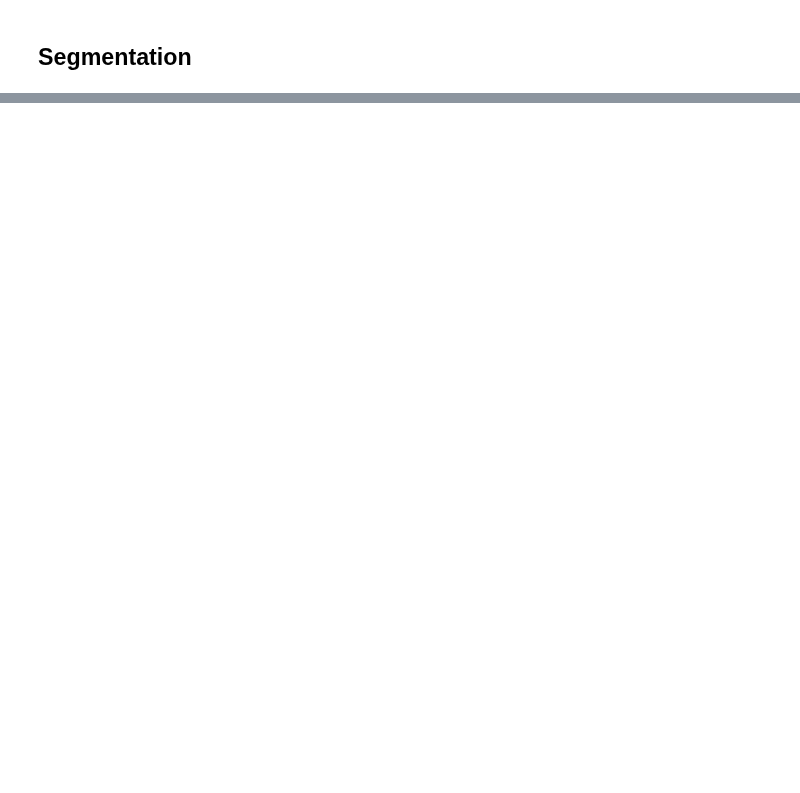
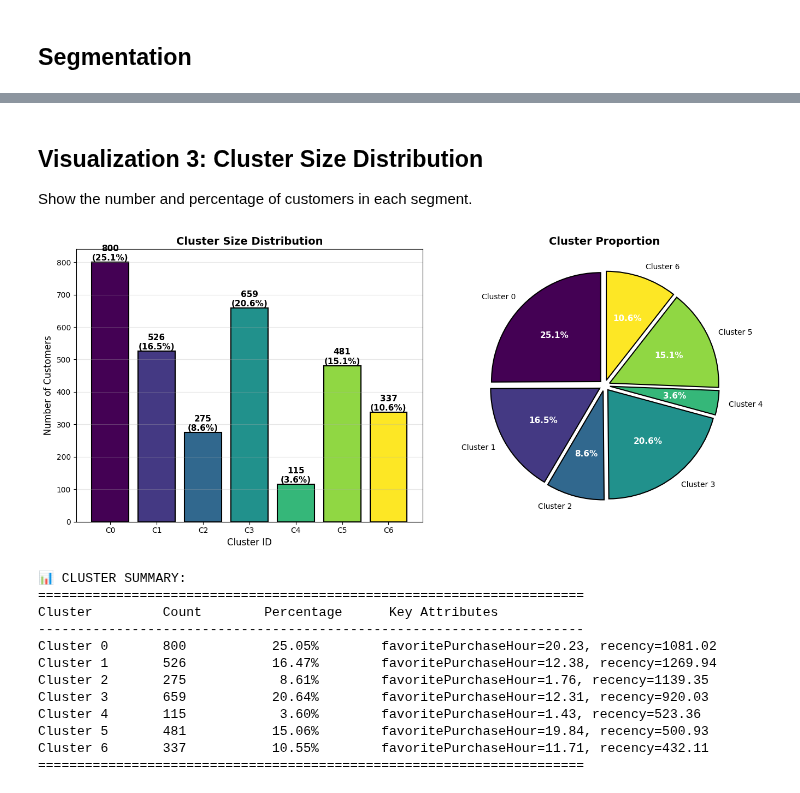
Before and after one commit to celinezyyy/Segma_FYP, a Jupyter notebook: server/python/cleaningPipeline/segmentation.ipynb, the cells around one changed output, grey strips where cells are left out. Cells and saved outputs as stored; diff of their text form; code cells hidden in the pictures; blank space fills up the shorter version.

```diff
--- a/server/python/cleaningPipeline/segmentation.ipynb
+++ b/server/python/cleaningPipeline/segmentation.ipynb
@@ -212,0 +413,78 @@ After OneHotEncoding (first 5 rows of transformed data):
+# %% [markdown]
+## Visualization 3: Cluster Size Distribution
+Show the number and percentage of customers in each segment.
+# %%
+# Extract cluster summary data
+cluster_summary = result['cluster_summary']
+cluster_names = list(cluster_summary.keys())
+cluster_counts = [cluster_summary[c]['count'] for c in cluster_names]
+cluster_percentages = [cluster_summary[c]['percentage'] for c in cluster_names]
+
+# Create figure with two subplots
+fig, (ax1, ax2) = plt.subplots(1, 2, figsize=(14, 6))
+
+# Plot 1: Bar chart of cluster sizes
+colors = plt.cm.viridis(np.linspace(0, 1, len(cluster_names)))
+bars = ax1.bar(range(len(cluster_names)), cluster_counts, color=colors, edgecolor='black', linewidth=1.5)
+ax1.set_xlabel('Cluster ID', fontsize=12)
+ax1.set_ylabel('Number of Customers', fontsize=12)
+ax1.set_title('Cluster Size Distribution', fontsize=14, fontweight='bold')
+ax1.set_xticks(range(len(cluster_names)))
+ax1.set_xticklabels([f'C{i}' for i in range(len(cluster_names))])
+ax1.grid(axis='y', alpha=0.3)
+
+# Add count labels on bars
+for i, (bar, count) in enumerate(zip(bars, cluster_counts)):
+    height = bar.get_height()
+    ax1.text(bar.get_x() + bar.get_width()/2., height,
+            f'{count}\n({cluster_percentages[i]:.1f}%)',
+            ha='center', va='bottom', fontsize=11, fontweight='bold')
+
+# Plot 2: Pie chart
+wedges, texts, autotexts = ax2.pie(cluster_counts,
+                                     labels=[f'Cluster {i}' for i in range(len(cluster_names))],
+                                     autopct='%1.1f%%',
+                                     startangle=90,
+                                     colors=colors,
+                                     explode=[0.05]*len(cluster_names),
+                                     wedgeprops={'edgecolor': 'black', 'linewidth': 1.5})
+ax2.set_title('Cluster Proportion', fontsize=14, fontweight='bold')
+
+# Make percentage text bold
+for autotext in autotexts:
+    autotext.set_color('white')
+    autotext.set_fontweight('bold')
+    autotext.set_fontsize(11)
+
+plt.tight_layout()
+plt.show()
+
+# Print cluster summary table
+print("\n📊 CLUSTER SUMMARY:")
+print("=" * 70)
+print(f"{'Cluster':<15} {'Count':<12} {'Percentage':<15} {'Key Attributes'}")
+print("-" * 70)
+for i, cluster_name in enumerate(cluster_names):
+    cluster_data = cluster_summary[cluster_name]
+    count = cluster_data['count']
+    pct = cluster_data['percentage']
+    # Show first 2 attributes as preview
+    attrs = cluster_data['attributes']
+    attr_preview = ', '.join([f"{k}={v:.2f}" if isinstance(v, float) else f"{k}={v}"
+                               for k, v in list(attrs.items())[:2]])
+    print(f"Cluster {i:<7} {count:<12} {pct:>6.2f}%        {attr_preview}")
+print("=" * 70)
+# %% [output]
+[figure, added]
+📊 CLUSTER SUMMARY:
+======================================================================
+Cluster         Count        Percentage      Key Attributes
+----------------------------------------------------------------------
+Cluster 0       800           25.05%        favoritePurchaseHour=20.23, recency=1081.02
+Cluster 1       526           16.47%        favoritePurchaseHour=12.38, recency=1269.94
+Cluster 2       275            8.61%        favoritePurchaseHour=1.76, recency=1139.35
+Cluster 3       659           20.64%        favoritePurchaseHour=12.31, recency=920.03
+Cluster 4       115            3.60%        favoritePurchaseHour=1.43, recency=523.36
+Cluster 5       481           15.06%        favoritePurchaseHour=19.84, recency=500.93
+Cluster 6       337           10.55%        favoritePurchaseHour=11.71, recency=432.11
+======================================================================
```
Also changed, not shown: parts of 6 cells of this notebook.
